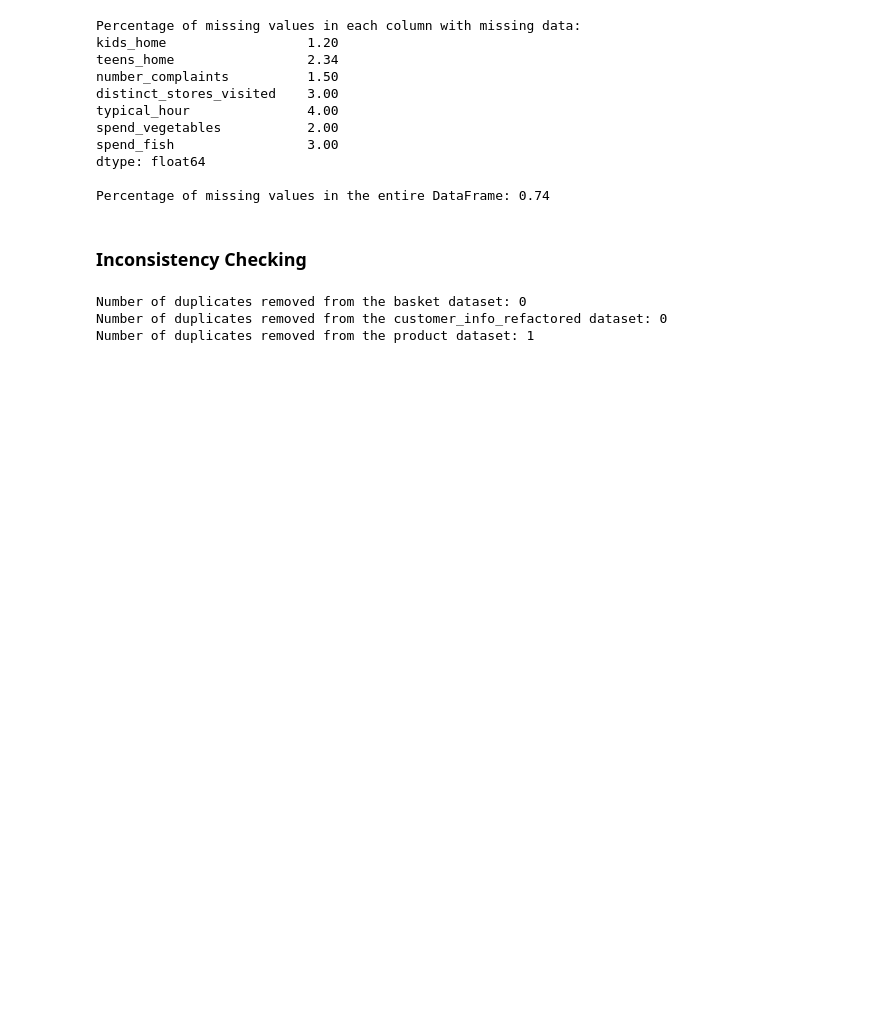
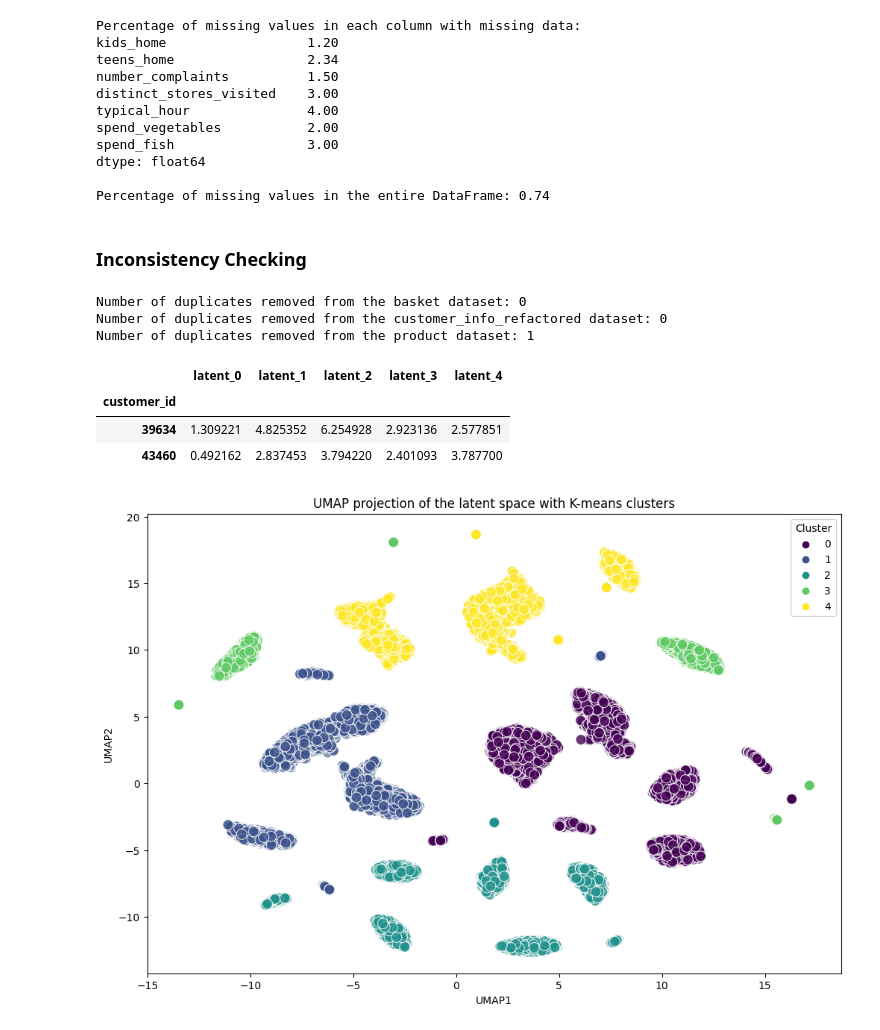
Before and after one commit to master-boda/Client-Segmentation-with-U-MAP-Embedding, a Jupyter notebook: src/preproc/eda.ipynb, the cells around one changed output. Cells and saved outputs as stored; diff of their text form; code cells hidden in the pictures; blank space fills up the shorter version.

```diff
--- a/src/preproc/eda.ipynb
+++ b/src/preproc/eda.ipynb
@@ -135,3 +165,35 @@ for name, dataset in datasets.items():
 Number of duplicates removed from the basket dataset: 0
 Number of duplicates removed from the customer_info_refactored dataset: 0
 Number of duplicates removed from the product dataset: 1
+# %%
+test = pd.read_csv('latent_representation_test.csv', index_col='customer_id')
+test.head(2)
+# %% [output]
+|  | latent_0 | latent_1 | latent_2 | latent_3 | latent_4 |
+| customer_id |  |  |  |  |  |
+| 39634 | 1.309221 | 4.825352 | 6.254928 | 2.923136 | 2.577851 |
+| 43460 | 0.492162 | 2.837453 | 3.794220 | 2.401093 | 3.787700 |
+# %%
+from sklearn.cluster import KMeans
+
+n_clusters = 5  # Choose the number of clusters
+kmeans = KMeans(n_clusters=n_clusters, random_state=42)
+test['cluster'] = kmeans.fit_predict(test)
+# %%
+import umap
+
+reducer = umap.UMAP()
+embedding = reducer.fit_transform(test)
+
+# Create a DataFrame for the embedding
+embedding_df = pd.DataFrame(embedding, columns=['UMAP1', 'UMAP2'], index=test.index)
+embedding_df['cluster'] = test['cluster']
+
+# Plot the clusters
+plt.figure(figsize=(12, 8))
+sns.scatterplot(x='UMAP1', y='UMAP2', hue='cluster', data=embedding_df, palette='viridis', s=100, alpha=0.8)
+plt.title('UMAP projection of the latent space with K-means clusters')
+plt.legend(title='Cluster')
+plt.show()
+# %% [output]
+[figure, added]
```
Also changed, not shown: parts of 17 cells of this notebook, 5 other files.
